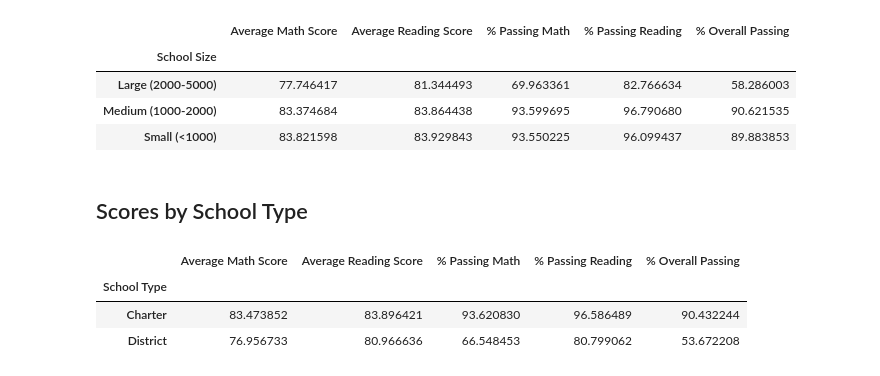
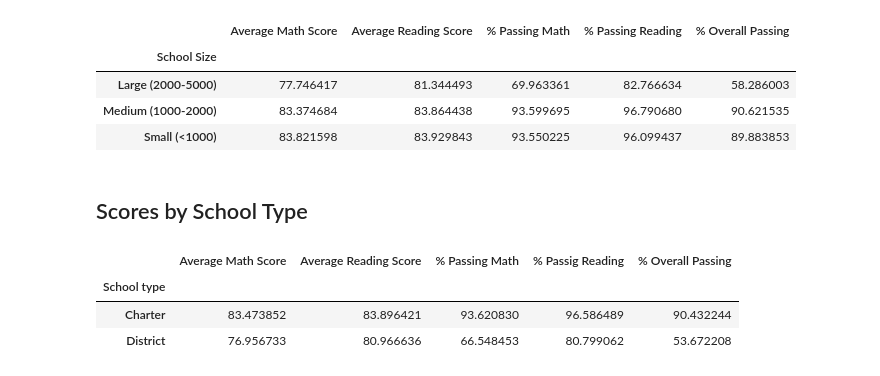
Before and after one commit to jennsv97/pandas_challenge, a Jupyter notebook: PyCitySchools/PyCitySchools_starter.ipynb, the cells around one changed output. Cells and saved outputs as stored; diff of their text form; code cells hidden in the pictures.

```diff
--- a/PyCitySchools/PyCitySchools_starter.ipynb
+++ b/PyCitySchools/PyCitySchools_starter.ipynb
@@ -115,4 +239,12 @@ school_students_passing_math =
 # %%
 # Calculate the number of students per school with reading scores of 70 or higher from school_data_complete
-students_passing_reading =
-school_students_passing_reading =
+students_passing_reading = school_data_complete[school_data_complete["reading_score"] >= 70]
+
+
+school_students_passing_reading = students_passing_reading.groupby("school_name")["Student ID"].count()
+
+total_students_per_school = school_data_complete.groupby("school_name")["Student ID"].count()
+
+read_school_percent = (school_students_passing_reading / total_students_per_school) * 100
+
+read_school_percent
@@ -130,6 +319,16 @@ overall_passing_rate = school_students_passing_math_and_reading / per_school_cou
 # %%
 # Create a DataFrame called `per_school_summary` with columns for the calculations above.
-per_school_summary =
+per_school_summary = per_school_summary = pd.DataFrame({
+    "School type" : school_types,
+    "Total Students" : per_school_counts,
+    "Total School Budget": per_school_budget,
+    "Per Student Budget" : per_school_capita,
+    "Average Math Score" : per_school_math,
+    "Average Reading Score" : per_school_reading,
+    "% Passing Math" : math_school_percent,
+    "% Passing Reading" : read_school_percent,
+    "% Overall Passing" : overall_passing_rate
+    })
 
 # Formatting
 per_school_summary["Total School Budget"] = per_school_summary["Total School Budget"].map("${:,.2f}".format)
@@ -375,20 +609,26 @@ size_summary
 # %% [markdown]
 ## Scores by School Type
 # %%
-# Group the per_school_summary DataFrame by "School Type" and average the results.
-average_math_score_by_type = per_school_summary.groupby(["School Type"])["Average Math Score"].mean()
-average_reading_score_by_type = per_school_summary.groupby(["School Type"])["Average Reading Score"].mean()
-average_percent_passing_math_by_type = per_school_summary.groupby(["School Type"])["% Passing Math"].mean()
-average_percent_passing_reading_by_type = per_school_summary.groupby(["School Type"])["% Passing Reading"].mean()
-average_percent_overall_passing_by_type = per_school_summary.groupby(["School Type"])["% Overall Passing"].mean()
+# Group the per_school_summary DataFrame by "School type" and average the results.
+average_math_score_by_type = per_school_summary.groupby(["School type"])["Average Math Score"].mean()
+average_reading_score_by_type = per_school_summary.groupby(["School type"])["Average Reading Score"].mean()
+average_percent_passing_math_by_type = per_school_summary.groupby(["School type"])["% Passing Math"].mean()
+average_percent_passing_reading_by_type = per_school_summary.groupby(["School type"])["% Passing Reading"].mean()
+average_percent_overall_passing_by_type = per_school_summary.groupby(["School type"])["% Overall Passing"].mean()
 # %%
 # Assemble the new data by type into a DataFrame called `type_summary`
-type_summary =
+type_summary = pd.DataFrame({
+    "Average Math Score": average_math_score_by_type,
+    "Average Reading Score": average_reading_score_by_type,
+    "% Passing Math": average_percent_passing_math_by_type,
+    "% Passig Reading": average_percent_passing_reading_by_type,
+    "% Overall Passing": average_percent_overall_passing_by_type
+})
 
 # Display results
 type_summary
 # %% [output]
-|  | Average Math Score | Average Reading Score | % Passing Math | % Passing Reading | % Overall Passing |
-| School Type |  |  |  |  |  |
+|  | Average Math Score | Average Reading Score | % Passing Math | % Passig Reading | % Overall Passing |
+| School type |  |  |  |  |  |
 | Charter | 83.473852 | 83.896421 | 93.620830 | 96.586489 | 90.432244 |
 | District | 76.956733 | 80.966636 | 66.548453 | 80.799062 | 53.672208 |
```
Also changed, not shown: parts of 27 cells of this notebook.
